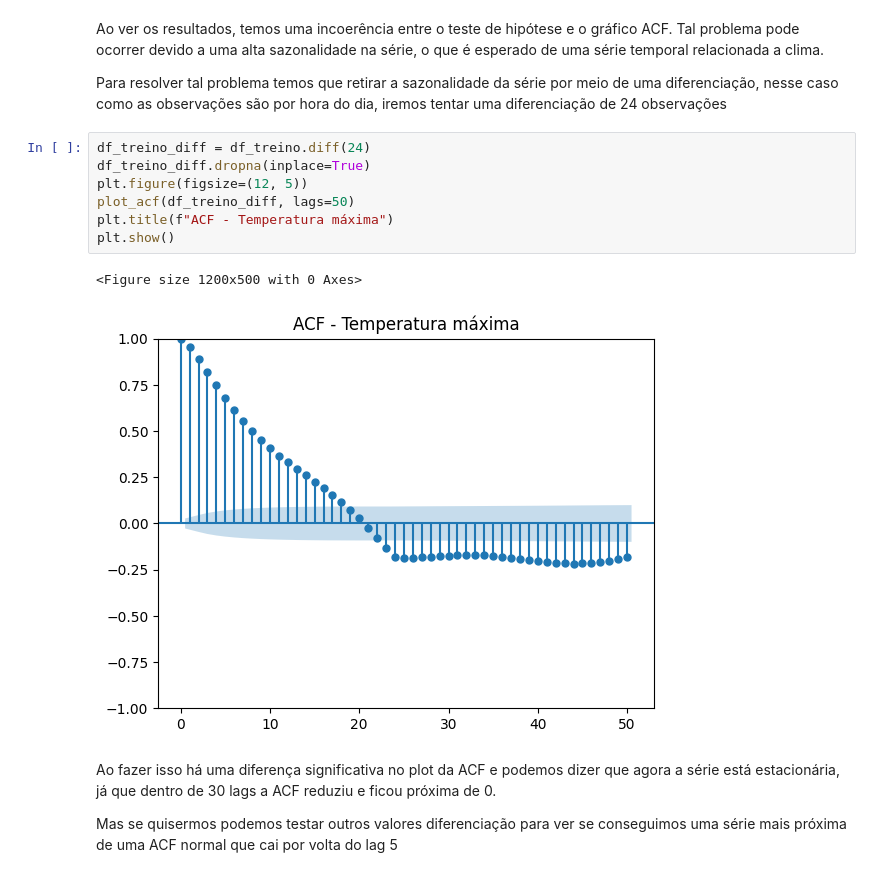
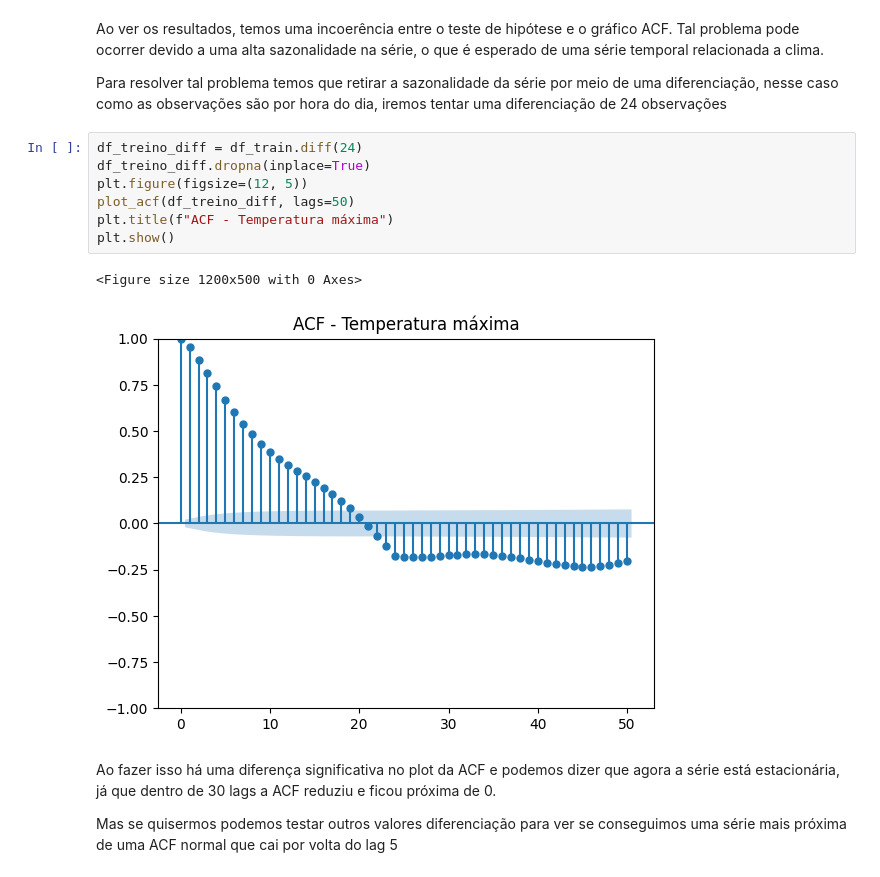
Before and after one commit to luis-erf/Trabalho-de-Aprendizado-de-Maquina-e-Ciencia-de-Dados, a Jupyter notebook: pre_processamento/analise_das_propriedades_da_serie.ipynb, the cells around one changed output. Cells and saved outputs as stored; diff of their text form.

```diff
--- a/pre_processamento/analise_das_propriedades_da_serie.ipynb
+++ b/pre_processamento/analise_das_propriedades_da_serie.ipynb
@@ -62,15 +145,15 @@ Ao ver os resultados, temos uma incoerência entre o teste de hipótese e o grá
 
 Para resolver tal problema temos que retirar a sazonalidade da série por meio de uma diferenciação, nesse caso como as observações são por hora do dia, iremos tentar uma diferenciação de 24 observações
 # %%
-df_treino_diff = df_treino.diff(24)
+df_treino_diff = df_train.diff(24)
 df_treino_diff.dropna(inplace=True)
 plt.figure(figsize=(12, 5))
 plot_acf(df_treino_diff, lags=50)
 plt.title(f"ACF - Temperatura máxima")
 plt.show()
 # %% [output]
 <Figure size 1200x500 with 0 Axes>
-[figure, old version]
+[figure, new version]
 # %% [markdown]
 Ao fazer isso há uma diferença significativa no plot da ACF e podemos dizer que agora a série está estacionária, já que dentro de 30 lags a ACF reduziu e ficou próxima de 0.
 
```
Also changed, not shown: parts of 4 cells of this notebook.
